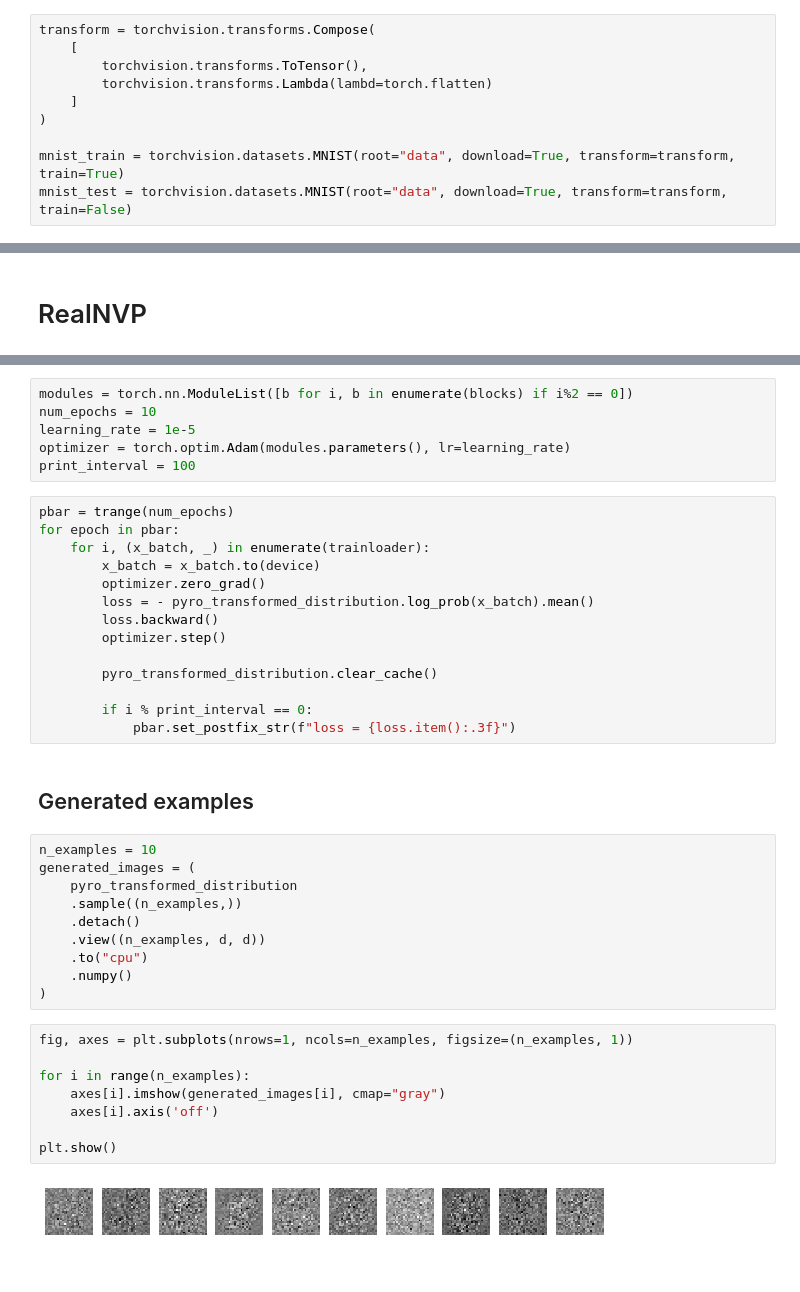
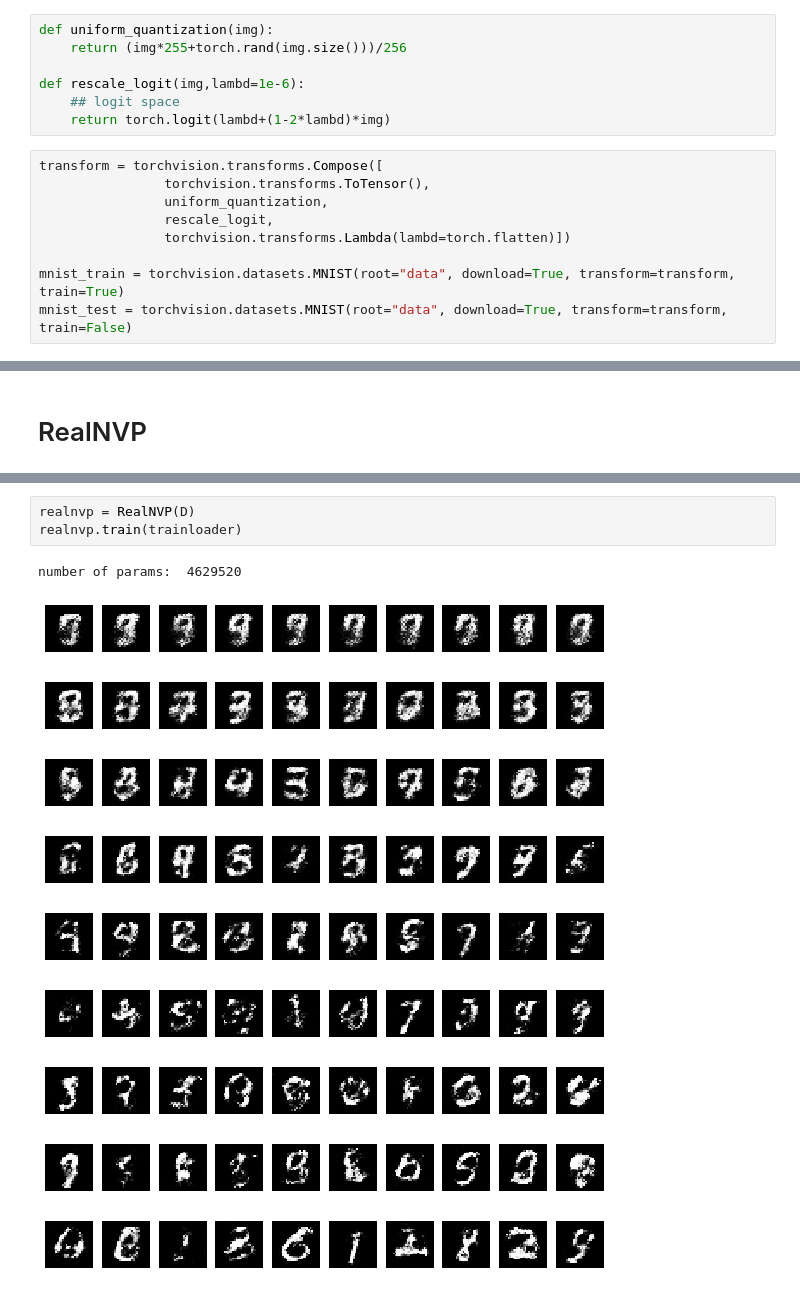
Before and after one commit to LouisRouillard/NF_test_bench, a Jupyter notebook: RealNVP MNIST.ipynb, the cells around one changed output, grey strips where cells are left out. Cells and saved outputs as stored; diff of their text form.

Commit message:
RealNVP on MNIST second try

```diff
--- a/RealNVP MNIST.ipynb
+++ b/RealNVP MNIST.ipynb
@@ -20,13 +15,19 @@ device = torch.device("cuda:0" if torch.cuda.is_available() else "cpu")
 Data stored in ./data/MNIST
 # %%
 os.makedirs("data", exist_ok=True)
+# %%
+def uniform_quantization(img):
+    return (img*255+torch.rand(img.size()))/256
+
+def rescale_logit(img,lambd=1e-6):
+    ## logit space
+    return torch.logit(lambd+(1-2*lambd)*img)
 # %%
-transform = torchvision.transforms.Compose(
-    [
-        torchvision.transforms.ToTensor(),
-        torchvision.transforms.Lambda(lambd=torch.flatten)
-    ]
-)
+transform = torchvision.transforms.Compose([
+                torchvision.transforms.ToTensor(),
+                uniform_quantization,
+                rescale_logit,
+                torchvision.transforms.Lambda(lambd=torch.flatten)])
 
 mnist_train = torchvision.datasets.MNIST(root="data", download=True, transform=transform, train=True)
 mnist_test = torchvision.datasets.MNIST(root="data", download=True, transform=transform, train=False)
@@ -229,42 +61,14 @@ pyro_transformed_distribution = pyro.distributions.TransformedDistribution(
-# %%
-modules = torch.nn.ModuleList([b for i, b in enumerate(blocks) if i%2 == 0])
-num_epochs = 10
-learning_rate = 1e-5
-optimizer = torch.optim.Adam(modules.parameters(), lr=learning_rate)
-print_interval = 100
-# %%
-pbar = trange(num_epochs)
-for epoch in pbar:
-    for i, (x_batch, _) in enumerate(trainloader):
-        x_batch = x_batch.to(device)
-        optimizer.zero_grad()
-        loss = - pyro_transformed_distribution.log_prob(x_batch).mean()
-        loss.backward()
-        optimizer.step()
-
-        pyro_transformed_distribution.clear_cache()
-
-        if i % print_interval == 0:
-            pbar.set_postfix_str(f"loss = {loss.item():.3f}")
-# %% [markdown]
-## Generated examples
-# %%
-n_examples = 10
-generated_images = (
-    pyro_transformed_distribution
-    .sample((n_examples,))
-    .detach()
-    .view((n_examples, d, d))
-    .to("cpu")
-    .numpy()
-)
-# %%
-fig, axes = plt.subplots(nrows=1, ncols=n_examples, figsize=(n_examples, 1))
-
-for i in range(n_examples):
-    axes[i].imshow(generated_images[i], cmap="gray")
-    axes[i].axis('off')
-
-plt.show()
-# %% [output]
-[figure, removed]
+# %%
+realnvp = RealNVP(D)
+realnvp.train(trainloader)
+# %% [output]
+number of params:  4629520
+[figure, added]
+[figure, added]
+[figure, added]
+[figure, added]
+[figure, added]
+[figure, added]
+[figure, added]
+[figure, added]
+[figure, added]
```
Also changed, not shown: parts of 14 cells of this notebook, 2 other files.
